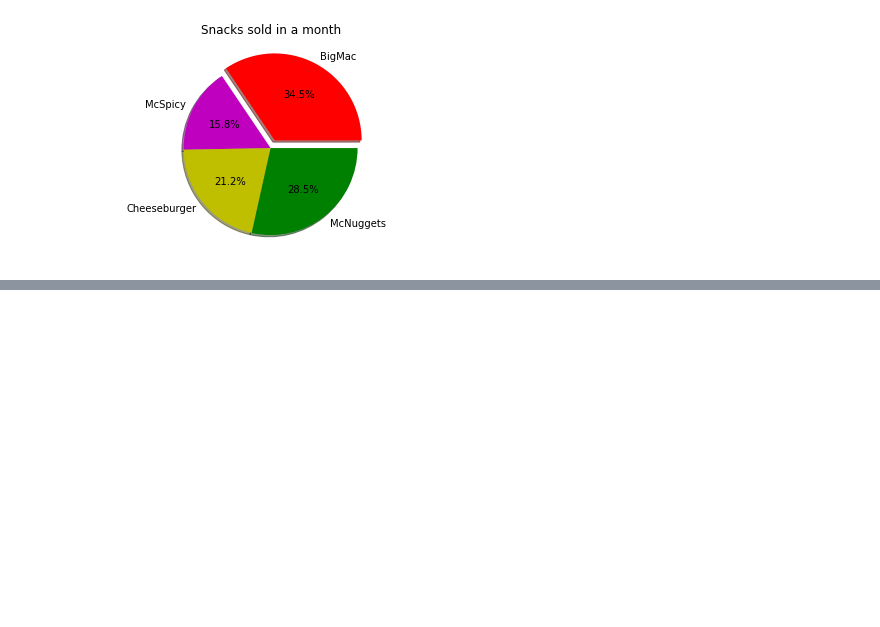
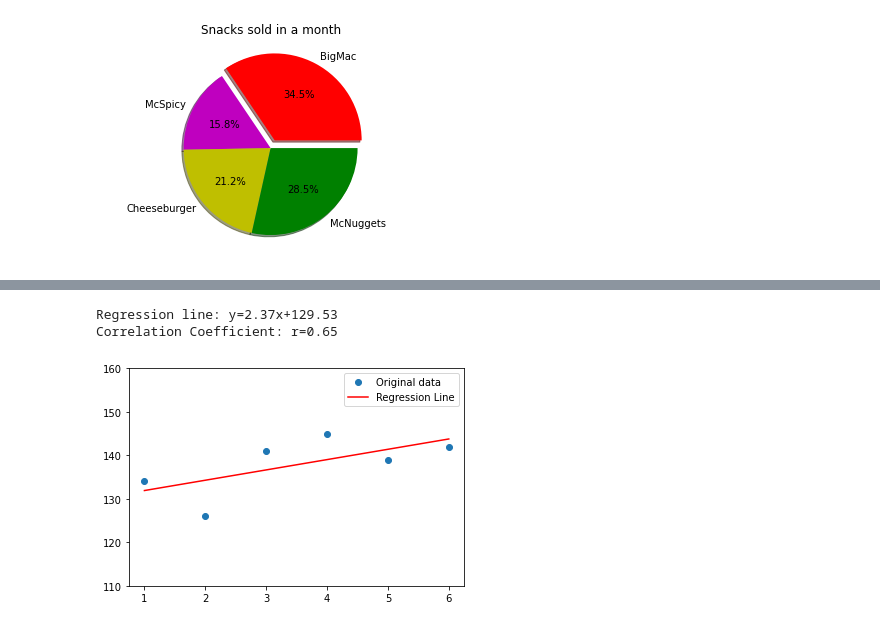
Before and after one commit to daMelody/jupyter-intro, a Jupyter notebook: ex_00/ex_00_hello_world.ipynb, the cells around one changed output, grey strips where cells are left out. Saved outputs shown, nothing was run; the diff lists cells and outputs as text; code cells hidden in the pictures; blank space fills up the shorter version.

```diff
--- a/ex_00/ex_00_hello_world.ipynb
+++ b/ex_00/ex_00_hello_world.ipynb
@@ -72,0 +72,19 @@ print(x)
+# %%
+import numpy as np
+import matplotlib.pyplot as pyp
+from scipy import stats
+x=np.array([1,2,3,4,5,6])
+y=np.array([134,126,141,145,139,142])
+a,b,correlation,p,error=stats.linregress(x,y)
+print('Regression line: y=%.2fx+%.2f'% (a,b))
+print('Correlation Coefficient: r=%.2f'% correlation)
+plt.plot(x,y,'o',label='Original data')
+f=a*x+b
+plt.plot(x,f,'r',label='Regression Line')
+plt.ylim(110, 160)
+plt.legend()
+plt.show()
+# %% [output]
+Regression line: y=2.37x+129.53
+Correlation Coefficient: r=0.65
+[figure, added]
```
Also changed, not shown: parts of 6 cells of this notebook, 1 other file.
